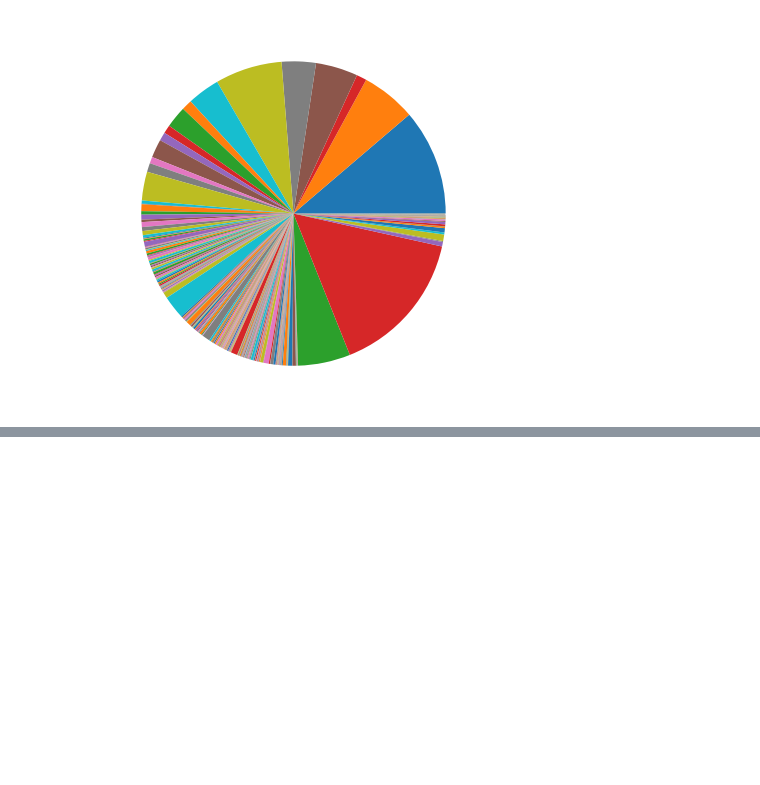
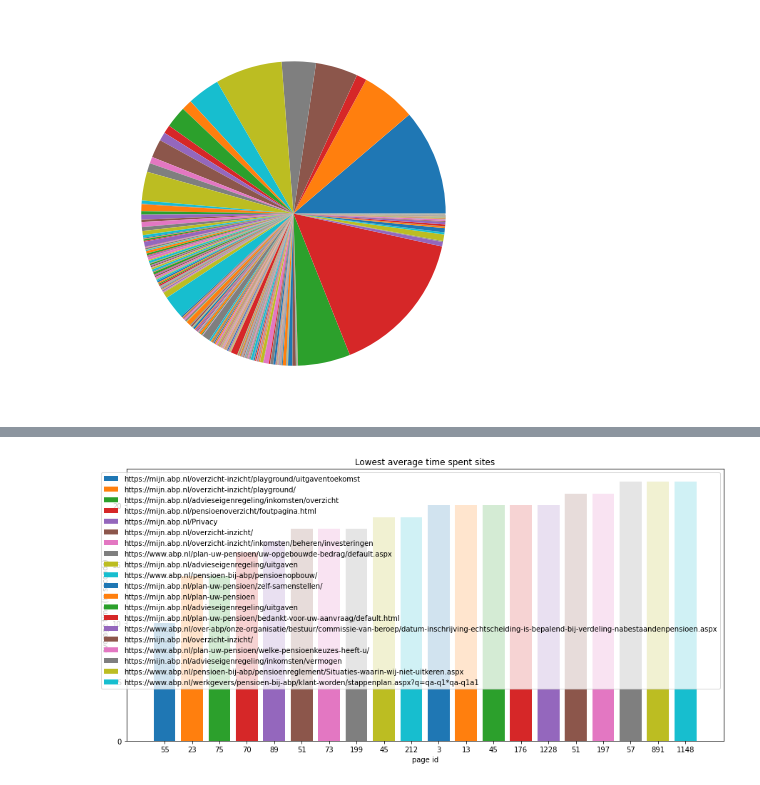
Before and after one commit to MatthewFoster02/3-1-APG-Digital-Exit-Strategy, a Jupyter notebook: src/main/time_spent_visualization.ipynb, the cells around one changed output, grey strips where cells are left out. Drawn from its saved outputs; the diff is of its cells as text; code cells hidden in the pictures; blank space fills up the shorter version.

Commit message:
visualization for time spent is finished, maybe a better way could have been done for visualizing in the end. But this should be enough for now

```diff
--- a/src/main/time_spent_visualization.ipynb
+++ b/src/main/time_spent_visualization.ipynb
@@ -215,3 +215,31 @@ plt.show('top_20_avg_time_spent_sites.pdf')
+# %%
+# this part is for finding out the least N of the averages after the pruning
+
+# deciding N
+size = 20
+
+avg_list = get_average_list(info_list, lower)
+[sorted_avg_list, urls_of_sorted_avg, indexes_of_sorted_avg] = get_least_N(avg_list, size)
+
+fig = plt.subplots(figsize = (15,7))
+
+ # plt.bar(indexes_of_sorted_avg[-size:], sorted_avg_list[-size:])
+
+xs = np.arange(len(indexes_of_sorted_avg))
+plt.xticks(xs, indexes_of_sorted_avg)
+
+for i, x in enumerate(xs):
+    plt.bar(i, sorted_avg_list[x])
+
+labels = urls_of_sorted_avg
+plt.title('Lowest average time spent sites')
+plt.xlabel('page id')
+plt.ylabel('average time (in seconds)')
+plt.legend(labels)
+
+plt.show('least_20_avg_time_spent_sites_after_prune.pdf')
+# %% [output]
+[figure, added]
 # %%
 # this part is for finding out the top N the highest variances
 
```
Also changed, not shown: parts of 9 cells of this notebook.
